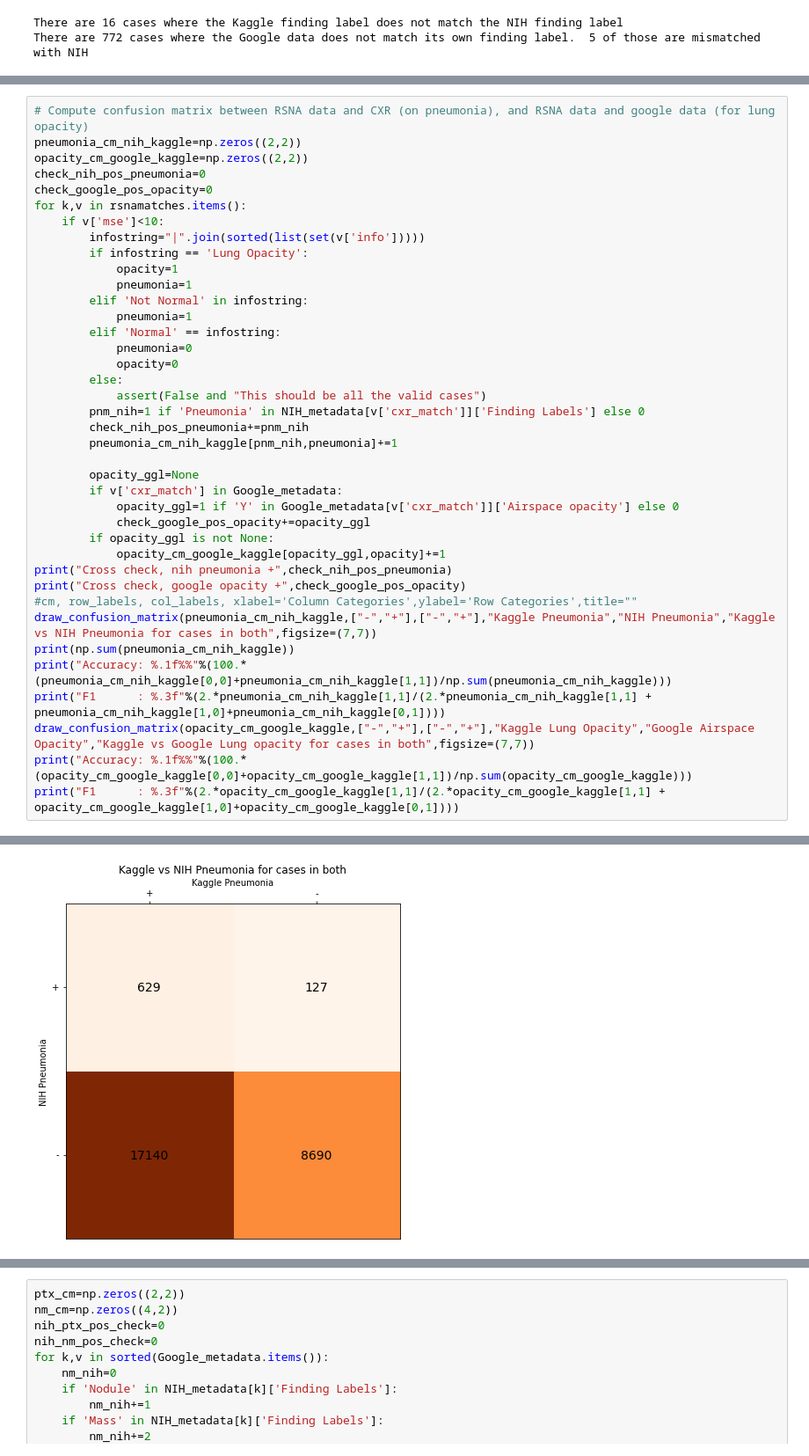
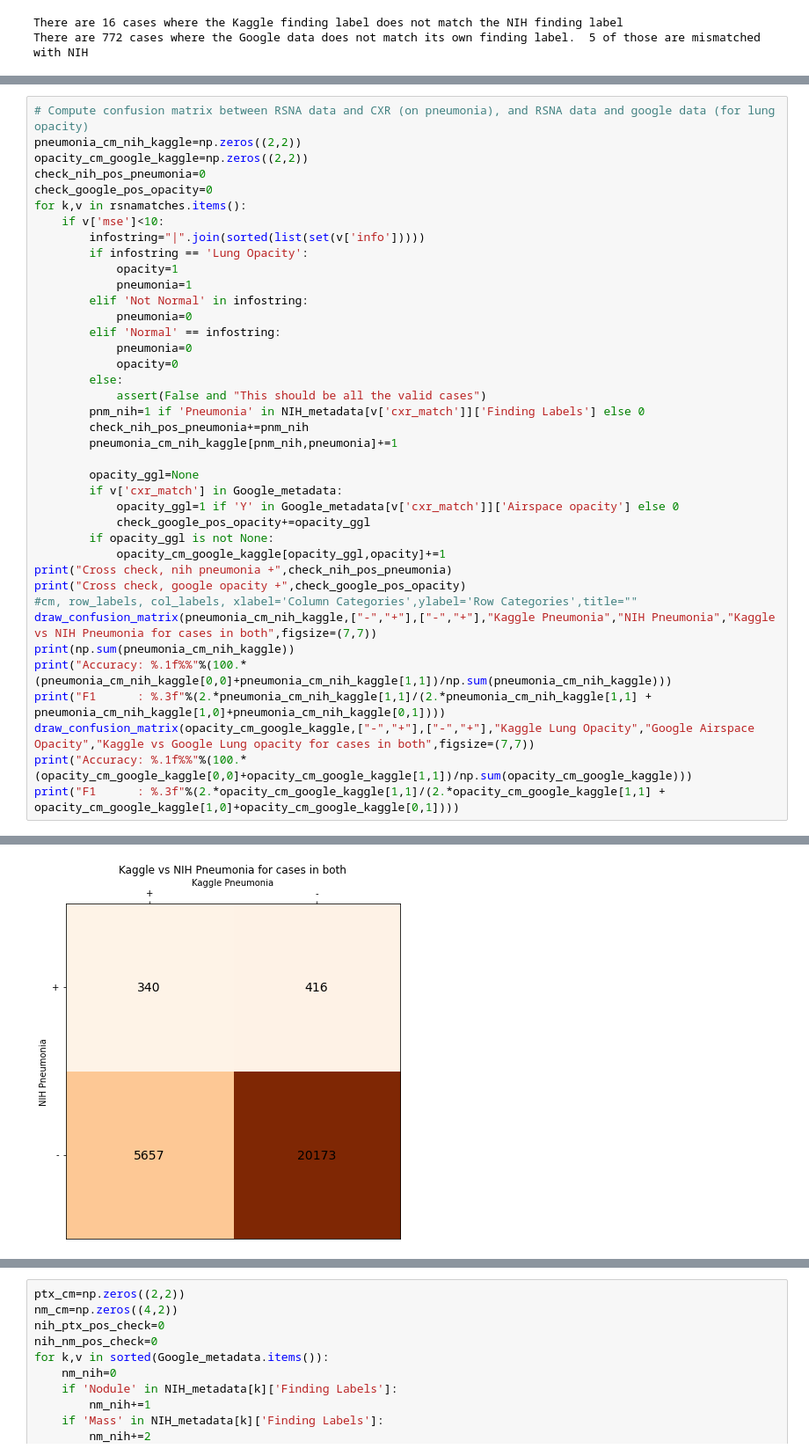
Before and after one commit to mlmed/torchxrayvision, a Jupyter notebook: scripts/CrossReferenceWithNIH/CXR_crossref.ipynb, the cells around one changed output, grey strips where cells are left out. Shown at 88% size. Drawn from its saved outputs; the diff is of its cells as text.

Commit message:
Revised to use correct Kaggle definition of pneumonia

```diff
--- a/scripts/CrossReferenceWithNIH/CXR_crossref.ipynb
+++ b/scripts/CrossReferenceWithNIH/CXR_crossref.ipynb
@@ -265,34 +262,34 @@ for k,v in rsnamatches.items():
             opacity=1
             pneumonia=1
         elif 'Not Normal' in infostring:
-            pneumonia=1
+            pneumonia=0
         elif 'Normal' == infostring:
             pneumonia=0
             opacity=0
         else:
             assert(False and "This should be all the valid cases")
         pnm_nih=1 if 'Pneumonia' in NIH_metadata[v['cxr_match']]['Finding Labels'] else 0
         check_nih_pos_pneumonia+=pnm_nih
         pneumonia_cm_nih_kaggle[pnm_nih,pneumonia]+=1
 
         opacity_ggl=None
         if v['cxr_match'] in Google_metadata:
             opacity_ggl=1 if 'Y' in Google_metadata[v['cxr_match']]['Airspace opacity'] else 0
             check_google_pos_opacity+=opacity_ggl
         if opacity_ggl is not None:
             opacity_cm_google_kaggle[opacity_ggl,opacity]+=1
 print("Cross check, nih pneumonia +",check_nih_pos_pneumonia)
 print("Cross check, google opacity +",check_google_pos_opacity)
 #cm, row_labels, col_labels, xlabel='Column Categories',ylabel='Row Categories',title=""
 draw_confusion_matrix(pneumonia_cm_nih_kaggle,["-","+"],["-","+"],"Kaggle Pneumonia","NIH Pneumonia","Kaggle vs NIH Pneumonia for cases in both",figsize=(7,7))
 print(np.sum(pneumonia_cm_nih_kaggle))
 print("Accuracy: %.1f%%"%(100.*(pneumonia_cm_nih_kaggle[0,0]+pneumonia_cm_nih_kaggle[1,1])/np.sum(pneumonia_cm_nih_kaggle)))
 print("F1      : %.3f"%(2.*pneumonia_cm_nih_kaggle[1,1]/(2.*pneumonia_cm_nih_kaggle[1,1] + pneumonia_cm_nih_kaggle[1,0]+pneumonia_cm_nih_kaggle[0,1])))
 draw_confusion_matrix(opacity_cm_google_kaggle,["-","+"],["-","+"],"Kaggle Lung Opacity","Google Airspace Opacity","Kaggle vs Google Lung opacity for cases in both",figsize=(7,7))
 print("Accuracy: %.1f%%"%(100.*(opacity_cm_google_kaggle[0,0]+opacity_cm_google_kaggle[1,1])/np.sum(opacity_cm_google_kaggle)))
 print("F1      : %.3f"%(2.*opacity_cm_google_kaggle[1,1]/(2.*opacity_cm_google_kaggle[1,1] + opacity_cm_google_kaggle[1,0]+opacity_cm_google_kaggle[0,1])))
 # %% [output]
 Cross check, nih pneumonia + 756
 Cross check, google opacity + 707
-[figure, old version]
+[figure, new version]
 26586.0
```
Also changed, not shown: parts of 4 cells of this notebook.
